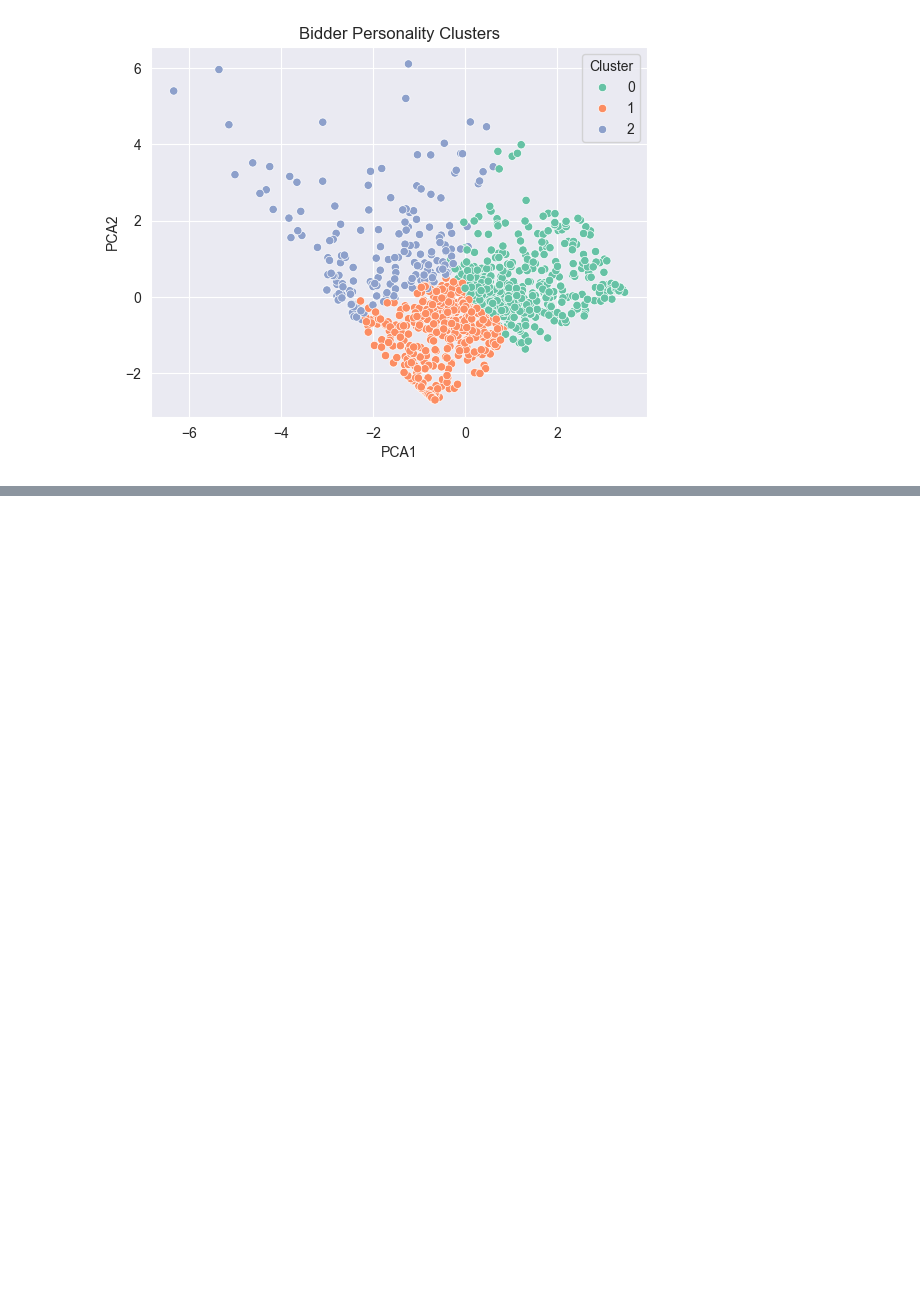
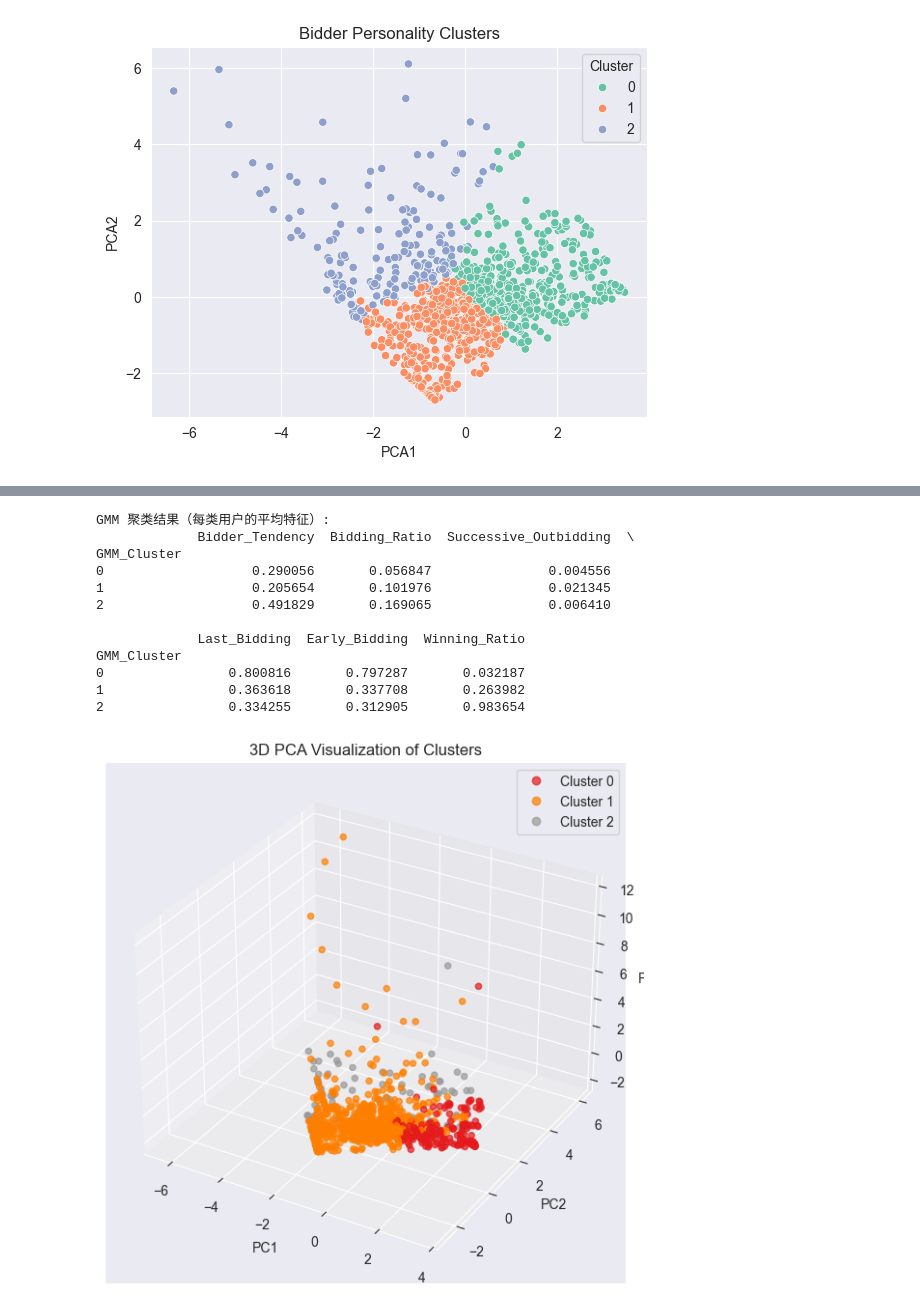
Before and after one commit to Hastur0518/NIS3317, a Jupyter notebook: 聚类/NIS3317.ipynb, the cells around one changed output, grey strips where cells are left out. Cells and saved outputs as stored; diff of their text form; code cells hidden in the pictures; blank space fills up the shorter version.

```diff
--- a/聚类/NIS3317.ipynb
+++ b/聚类/NIS3317.ipynb
@@ -65,0 +171,55 @@ plt.show()
+# %%
+from sklearn.mixture import GaussianMixture
+
+# 5. 高斯混合模型聚类，指定 3 类
+gmm = GaussianMixture(n_components=3, covariance_type='tied', random_state=42)
+user_df['GMM_Cluster'] = gmm.fit_predict(X_scaled)
+
+# 6. 查看每类的平均特征，用于分析性格
+print("\nGMM 聚类结果（每类用户的平均特征）:")
+print(user_df.groupby('GMM_Cluster')[selected_features].mean())
+
+from sklearn.decomposition import PCA
+
+# 对数据进行 3 维 PCA 降维
+pca_3d = PCA(n_components=3)
+X_pca_3d = pca_3d.fit_transform(X_scaled)
+
+import matplotlib.pyplot as plt
+from mpl_toolkits.mplot3d import Axes3D  # 必须引入
+
+# 新建 3D 图形
+fig = plt.figure(figsize=(10, 7))
+ax = fig.add_subplot(111, projection='3d')
+
+# 绘制散点图，按 GMM 聚类标签着色
+scatter = ax.scatter(
+    X_pca_3d[:, 0], X_pca_3d[:, 1], X_pca_3d[:, 2],
+    c=user_df['GMM_Cluster'],  # 或其他聚类结果，如 KMeans_Cluster
+    cmap='Set1', s=20, alpha=0.7
+)
+
+# 设置标签
+ax.set_xlabel("PC1")
+ax.set_ylabel("PC2")
+ax.set_zlabel("PC3")
+ax.set_title("3D PCA Visualization of Clusters")
+
+# 添加图例
+legend_labels = [f"Cluster {i}" for i in sorted(user_df['GMM_Cluster'].unique())]
+plt.legend(handles=scatter.legend_elements()[0], labels=legend_labels)
+plt.show()
+# %% [output]
+GMM 聚类结果（每类用户的平均特征）:
+             Bidder_Tendency  Bidding_Ratio  Successive_Outbidding  \
+GMM_Cluster
+0                   0.290056       0.056847               0.004556
+1                   0.205654       0.101976               0.021345
+2                   0.491829       0.169065               0.006410
+
+             Last_Bidding  Early_Bidding  Winning_Ratio
+GMM_Cluster
+0                0.800816       0.797287       0.032187
+1                0.363618       0.337708       0.263982
+2                0.334255       0.312905       0.983654
+[figure, added]
```
Also changed, not shown: parts of 2 cells of this notebook.
